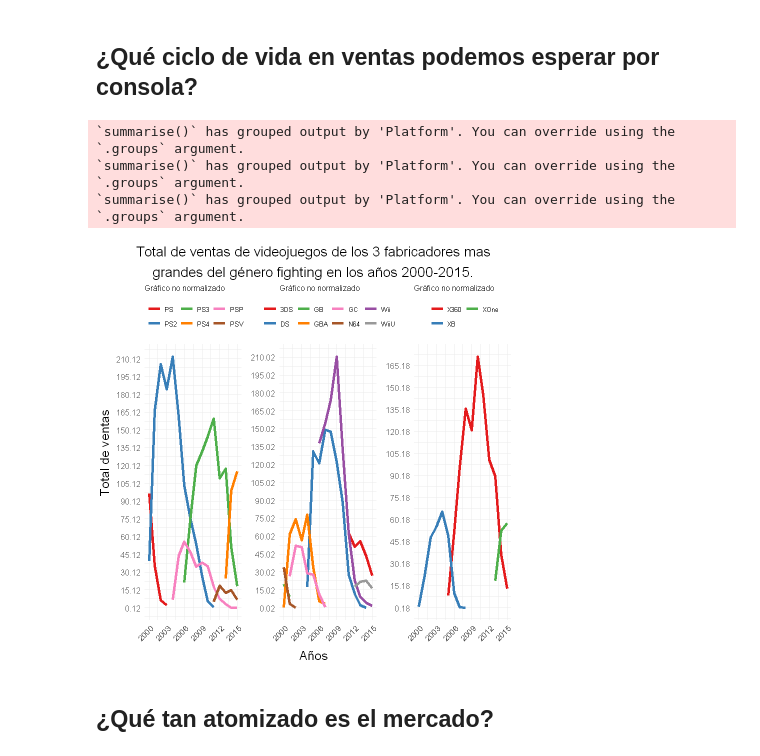
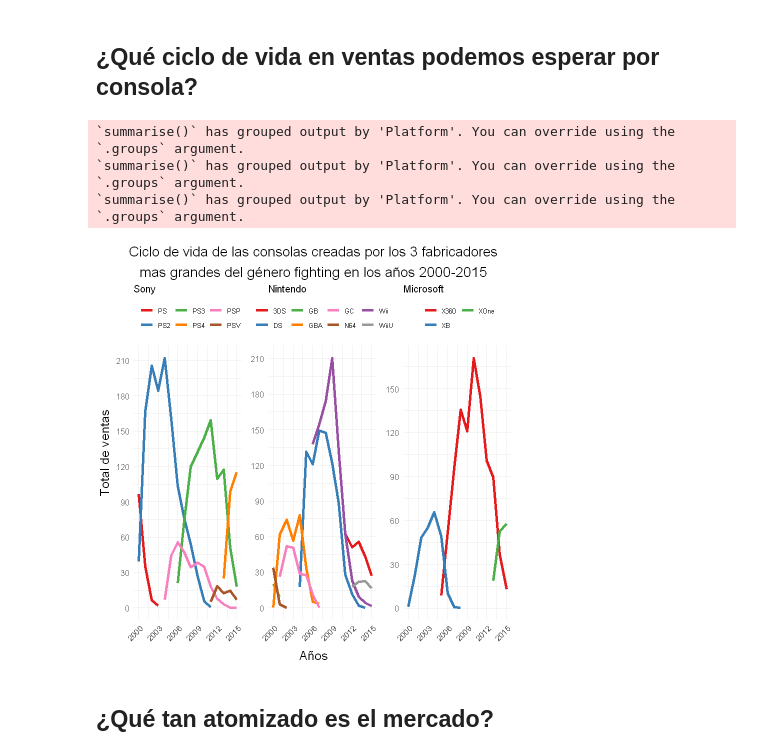
Before and after one commit to bastianbm7/VideoGames_Analysis, a Jupyter notebook: Untitled.ipynb, the cells around one changed output. Drawn from its saved outputs; the diff is of its cells as text; code cells hidden in the pictures.

```diff
--- a/Untitled.ipynb
+++ b/Untitled.ipynb
@@ -381,7 +412,7 @@ gg1 <-  ggplot(data) +
  geom_line(aes(x = Year, y = Sales1, color = Platform, group = Platform), lwd = 1.5) +
  guides(x = guide_axis(angle = 45)) +
   scale_x_continuous(breaks = seq(min(data$Year), max(data$Year), by = 3)) +
-  scale_y_continuous(breaks = seq(min(data$Sales1), max(data$Sales1), by = 15)) +
+  scale_y_continuous(breaks = seq(0, 210, by = 30)) +
   scale_color_manual(values = colores) +  # Asignar colores manualmente
   guides(color = guide_legend(nrow = 2)) +  # Organizar la leyenda en dos filas
   theme_minimal() +
@@ -389,14 +420,14 @@ gg1 <-  ggplot(data) +
     legend.position = "top",  # Posicionar la leyenda en la parte superior
     legend.direction = "horizontal",  # Orientar la leyenda horizontalmente
     text = element_text(size = 12),  # Ajustar el tamaño de fuente del texto del gráfico
-    title = element_text(size = 8, hjust = 0.5),  # Ajustar el tamaño de fuente del título
+    title = element_text(size = 10, hjust = 0.5),  # Ajustar el tamaño de fuente del título
     legend.text = element_text(size = 8),  # Ajustar el tamaño de fuente del texto de la leyenda
     axis.title.x = element_text(size = 13),  # Ajustar el tamaño de fuente del título del eje x
     axis.title.y = element_text(size = 13)  # Ajustar el tamaño de fuente del título del eje y
   ) +
   labs(
     color = NULL,
-    title = 'Gráfico no normalizado',
+    title = 'Sony',
     y = NULL,
     x = NULL
   )
@@ -412,7 +443,7 @@ gg2 <-  ggplot(data) +
  geom_line(aes(x = Year, y = Sales1, color = Platform, group = Platform), lwd = 1.5) +
  guides(x = guide_axis(angle = 45)) +
   scale_x_continuous(breaks = seq(min(data$Year), max(data$Year), by = 3)) +
-  scale_y_continuous(breaks = seq(min(data$Sales1), max(data$Sales1), by = 15)) +
+  scale_y_continuous(breaks = seq(0, 210, by = 30)) +
   scale_color_manual(values = colores) +  # Asignar colores manualmente
   guides(color = guide_legend(nrow = 2)) +  # Organizar la leyenda en dos filas
   theme_minimal() +
@@ -420,14 +451,14 @@ gg2 <-  ggplot(data) +
     legend.position = "top",  # Posicionar la leyenda en la parte superior
     legend.direction = "horizontal",  # Orientar la leyenda horizontalmente
     text = element_text(size = 12),  # Ajustar el tamaño de fuente del texto del gráfico
-    title = element_text(size = 8, hjust = 0.5),  # Ajustar el tamaño de fuente del título
+    title = element_text(size = 10, hjust = 0.5),  # Ajustar el tamaño de fuente del título
     legend.text = element_text(size = 8),  # Ajustar el tamaño de fuente del texto de la leyenda
     axis.title.x = element_text(size = 13),  # Ajustar el tamaño de fuente del título del eje x
     axis.title.y = element_text(size = 13)  # Ajustar el tamaño de fuente del título del eje y
   ) +
   labs(
     color = NULL,
-    title = 'Gráfico no normalizado',
+    title = 'Nintendo',
     y = NULL,
     x = NULL
   )
@@ -443,7 +474,7 @@ gg3 <-  ggplot(data) +
  geom_line(aes(x = Year, y = Sales1, color = Platform, group = Platform), lwd = 1.5) +
  guides(x = guide_axis(angle = 45)) +
   scale_x_continuous(breaks = seq(min(data$Year), max(data$Year), by = 3)) +
-  scale_y_continuous(breaks = seq(min(data$Sales1), max(data$Sales1), by = 15)) +
+  scale_y_continuous(breaks = seq(0, 210, by = 30)) +
   scale_color_manual(values = colores) +  # Asignar colores manualmente
   guides(color = guide_legend(nrow = 2)) +  # Organizar la leyenda en dos filas
   theme_minimal() +
@@ -451,42 +482,42 @@ gg3 <-  ggplot(data) +
     legend.position = "top",  # Posicionar la leyenda en la parte superior
     legend.direction = "horizontal",  # Orientar la leyenda horizontalmente
     text = element_text(size = 12),  # Ajustar el tamaño de fuente del texto del gráfico
-    title = element_text(size = 8, hjust = 0.5),  # Ajustar el tamaño de fuente del título
+    title = element_text(size = 10, hjust = 0.5),  # Ajustar el tamaño de fuente del título
     legend.text = element_text(size = 8),  # Ajustar el tamaño de fuente del texto de la leyenda
     axis.title.x = element_text(size = 13),  # Ajustar el tamaño de fuente del título del eje x
     axis.title.y = element_text(size = 13)  # Ajustar el tamaño de fuente del título del eje y
   ) +
   labs(
     color = NULL,
-    title = 'Gráfico no normalizado',
+    title = 'Microsoft',
     y = NULL,
     x = NULL
   )
 
 
 # Juntar los dos gráficos creados
 grid_arrange <- grid.arrange(
     gg1,gg2, gg3,
     ncol = 3,
     # Wirte left text
     left = textGrob("Total de ventas", rot = 90,
                     gp = gpar(fontsize=15)),
     # Wirte bottom text
     bottom = textGrob("Años", gp=gpar(fontsize = 15)),
 
-    top = textGrob("Total de ventas de videojuegos de los 3 fabricadores mas\ngrandes del género fighting en los años 2000-2015.", gp=gpar(fontsize = 17))
+    top = textGrob("Ciclo de vida de las consolas creadas por los 3 fabricadores\nmas grandes del género fighting en los años 2000-2015", gp=gpar(fontsize = 17))
 )
 
 
-ggsave("graphs\\venta_tendencia.pdf", plot = arrangeGrob(grid_arrange), device = "pdf",
-      width = 22, height = 16, units = "cm", dpi = 600)
+ggsave("graphs\\p3_consola.pdf", plot = arrangeGrob(grid_arrange), device = "pdf",
+      width = 26, height = 16, units = "cm", dpi = 600)
 # %% [output]
 `summarise()` has grouped output by 'Platform'. You can override using the
 `.groups` argument.
 `summarise()` has grouped output by 'Platform'. You can override using the
 `.groups` argument.
 `summarise()` has grouped output by 'Platform'. You can override using the
 `.groups` argument.
-[figure, old version]
+[figure, new version]
 # %% [markdown]
 ## ¿Qué tan atomizado es el mercado?
```
Also changed, not shown: parts of 7 cells of this notebook, 6 other files.
